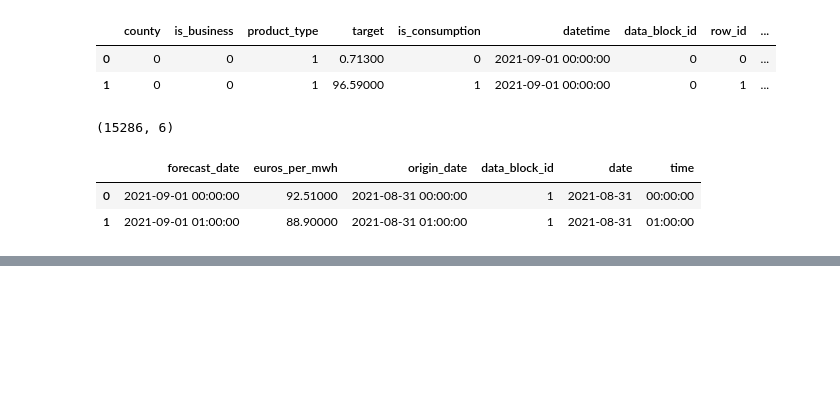
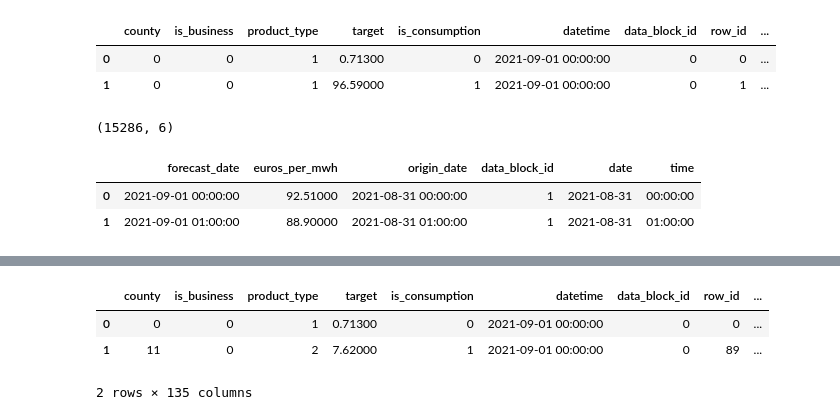
Before and after one commit to TheMerkh/Enefit---Predict-Energy-Behavior-of-Prosumers, a Jupyter notebook: Baseline.ipynb, the cells around one changed output, grey strips where cells are left out. Drawn from its saved outputs; the diff is of its cells as text; code cells hidden in the pictures; blank space fills up the shorter version.

```diff
--- a/Baseline.ipynb
+++ b/Baseline.ipynb
@@ -365,0 +555,5 @@ Wall time: 1.01 s
+# %%
+forecast_weather = process_weather_info(forecast_weather)
+
+print(forecast_weather.shape)
+forecast_weather.head(2)
@@ -365,0 +565,23 @@ Wall time: 1.01 s
+# %%
+dict_agg = {'temperature' : ['min', 'mean', 'max', 'std'],
+            'dewpoint' : ['min', 'mean', 'max', 'std'],
+            'cloudcover_high' : ['min', 'mean', 'max', 'std'],
+            'cloudcover_low' : ['min', 'mean', 'max', 'std'],
+            'cloudcover_mid' : ['min', 'mean', 'max', 'std'],
+            'cloudcover_total' : ['min', 'mean', 'max', 'std'],
+            '10_metre_u_wind_component' : ['min', 'mean', 'max', 'std'],
+            '10_metre_v_wind_component' : ['min', 'mean', 'max', 'std'],
+            'direct_solar_radiation' : ['min', 'mean', 'max', 'std'],
+            'surface_solar_radiation_downwards' : ['min', 'mean', 'max', 'std'],
+            'snowfall' : ['min', 'mean', 'max', 'std'],
+            'total_precipitation' : ['min', 'mean', 'max', 'std'],
+           }
+
+keys = ['county', 'forecast_datetime']
+forecast_weather = forecast_weather.groupby(keys).agg(dict_agg).reset_index()
+
+forecast_weather.columns = ['_'.join([xx for xx in x if len(xx)>0]) for x in forecast_weather.columns]
+forecast_weather.columns = [x + '_f' if x not in keys else x for x in forecast_weather.columns]
+
+print(forecast_weather.shape)
+forecast_weather.head(2)
@@ -365,0 +593,16 @@ Wall time: 1.01 s
+# %%
+%%time
+
+df = df.merge(forecast_weather.rename(columns = {'forecast_datetime' : 'datetime'}),
+              how='left',
+              on=['county', 'datetime'],
+             )
+
+df = df.sort_values(by=['datetime']).reset_index(drop=True)
+for k in df :
+    if k.endswith('_f') :
+        df[k] = df[k].ffill().bfill()
+
+print(df.shape)
+df.head(2)
+# %% [output]
@@ -365,0 +612,4 @@ Wall time: 1.01 s
+|  | county | is_business | product_type | target | is_consumption | datetime | data_block_id | row_id | ... |
+| 0 | 0 | 0 | 1 | 0.71300 | 0 | 2021-09-01 00:00:00 | 0 | 0 | ... |
+| 1 | 11 | 0 | 2 | 7.62000 | 1 | 2021-09-01 00:00:00 | 0 | 89 | ... |
+2 rows × 135 columns
```
Also changed, not shown: parts of 24 cells of this notebook.
